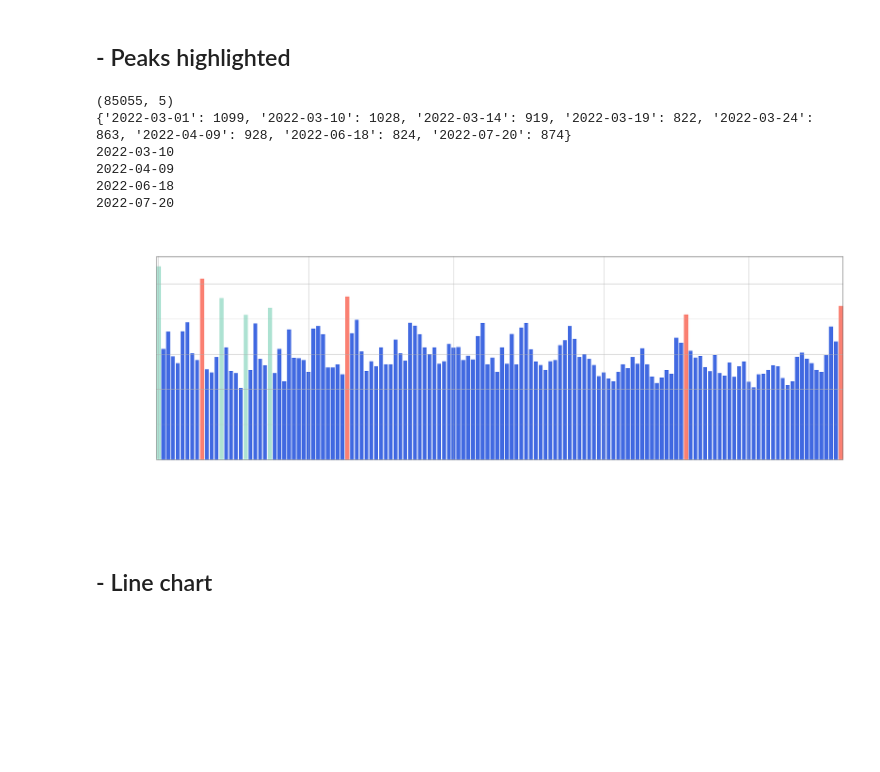
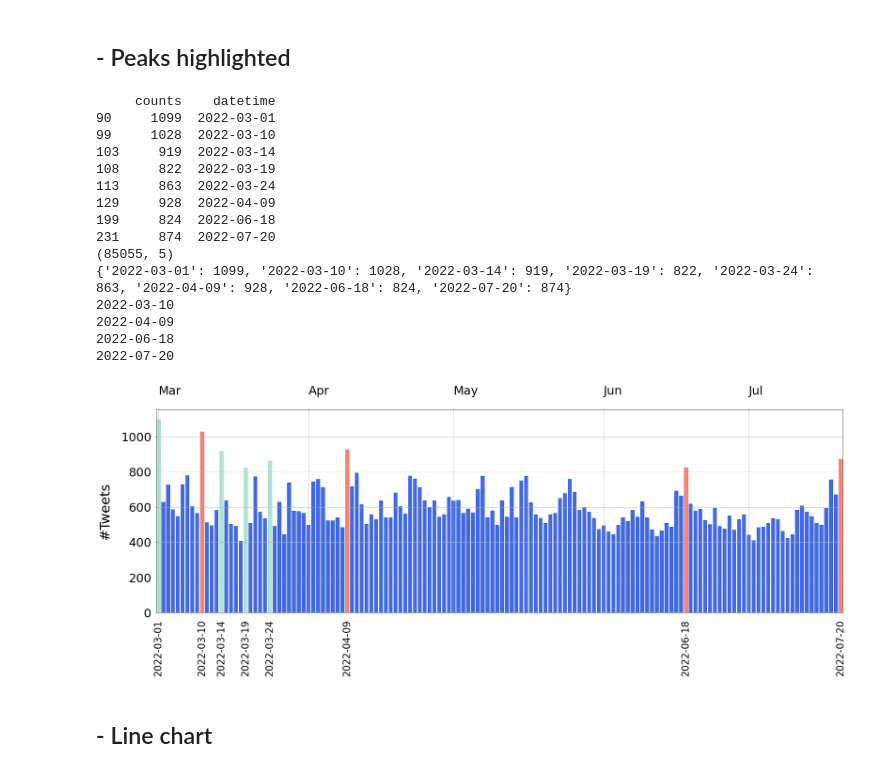
Before and after one commit to martimarino/Body-shaming-detection, a Jupyter notebook: Visualization.ipynb, the cells around one changed output. Cells and saved outputs as stored; diff of their text form; code cells hidden in the pictures; blank space fills up the shorter version.

```diff
--- a/Visualization.ipynb
+++ b/Visualization.ipynb
@@ -177,6 +133,15 @@ import pandas as pd
 import matplotlib.pyplot as plt
 import matplotlib.dates as mdates
 import seaborn as sns
+
+input_file = './merged/cleaned.csv'
+dataset = pd.read_csv(input_file)
+dataset = dataset.groupby(dataset['datetime'].astype('datetime64').dt.to_period('d')).size().reset_index(name='counts')
+dataset["datetime"]= dataset["datetime"].dt.strftime('%Y-%m-%d')
+dataset = dataset.iloc[:, ::-1]
+
+res = dataset[(dataset['counts'] > 800) & (dataset['datetime'] >= '2022-03-01')]
+print(res)
 
 df = pd.read_csv('./merged/monitoring.csv', index_col=False, delimiter=",")
 # get only month and year from datetime column (date of exam)
@@ -193,7 +158,7 @@ Discarded = ['2022-03-01','2022-03-14', '2022-03-19', '2022-03-24']
 #     peaks.pop(peak)
 # print(peaks)
 
-# group by based on month and year after filtering poor graded students
+# group by based on month and year
 data = df.groupby(['date_col']).size().reset_index(name = 'count')
 data['date_col'] = data['date_col'].dt.to_timestamp('s').dt.strftime('%Y-%m-%d')
 data['date_col'] = pd.to_datetime(data['date_col'], format='%Y-%m-%d')
@@ -217,45 +182,60 @@ X.set_major_formatter(fmt)
 # plt.title('Distribution of tweets',fontsize=36,pad=30)
 # plt.xlabel('Time',fontsize=30,labelpad=50)
 label = plt.ylabel('#Tweets',fontsize=36,labelpad=26)
-label.set_color("white")
+# label.set_color("white")
 #Ticks
 plt.xticks(rotation=0, fontsize=32, horizontalalignment='left')
 plt.yticks(fontsize=32)
-plt.tick_params(axis='y', pad=10, colors='white')
-plt.tick_params(axis='x', pad=30, colors='white')
+
+plt.tick_params(axis='y', pad=10)
+plt.tick_params(axis='x', pad=30)
+# plt.tick_params(axis='y', pad=10, colors='white')
+# plt.tick_params(axis='x', pad=30, colors='white')
+
 plt.margins(x=0)    # delete graph lateral margin
 plt.ylim(ymin=0)    # y values start from 0
 plt.tight_layout()
 plt.rcParams["figure.figsize"] = [28,9]
 plt.grid(zorder=2)
 # plt.subplots_adjust(bottom=0.55)
 
 for key, value in peaks.items():
     p = datetime.strptime(key, '%Y-%m-%d')
     i = data[data['date_col'] == key].index[0]
     row = data[data['date_col'] == key]
     ts = row.iloc[0]['date_col']
     s = ts.strftime('%Y-%m-%d')
-    #plt.text(ts,-400, s, fontsize=24, rotation=90, horizontalalignment='center')
+
     if(s not in Discarded):
         print(s)
         barlist[i].set_color('salmon')
-        plt.text(ts,-350, s, fontsize=26, rotation=90, horizontalalignment='center', color='white')
+        plt.text(ts,-350, s, fontsize=26, rotation=90, horizontalalignment='center')
+#         plt.text(ts,-350, s, fontsize=26, rotation=90, horizontalalignment='center', color='white')
     else:
         barlist[i].set_color('#ade2d2')
-        plt.text(ts,-350, s, fontsize=26, rotation=90, horizontalalignment='center', color='white')
+        plt.text(ts,-350, s, fontsize=26, rotation=90, horizontalalignment='center')
+#         plt.text(ts,-350, s, fontsize=26, rotation=90, horizontalalignment='center', color='white')
 
 
 plt.savefig('./docs/img/monitoring_barplot_peaks.png', bbox_inches='tight')
 plt.show()
 # %% [output]
+     counts    datetime
+90     1099  2022-03-01
+99     1028  2022-03-10
+103     919  2022-03-14
+108     822  2022-03-19
+113     863  2022-03-24
+129     928  2022-04-09
+199     824  2022-06-18
+231     874  2022-07-20
 (85055, 5)
 {'2022-03-01': 1099, '2022-03-10': 1028, '2022-03-14': 919, '2022-03-19': 822, '2022-03-24': 863, '2022-04-09': 928, '2022-06-18': 824, '2022-07-20': 874}
 2022-03-10
 2022-04-09
 2022-06-18
 2022-07-20
-[figure, old version]
+[figure, new version]
 # %% [markdown]
 ## - Line chart
 # %%
```
Also changed, not shown: parts of 8 cells of this notebook, 42 other files.
